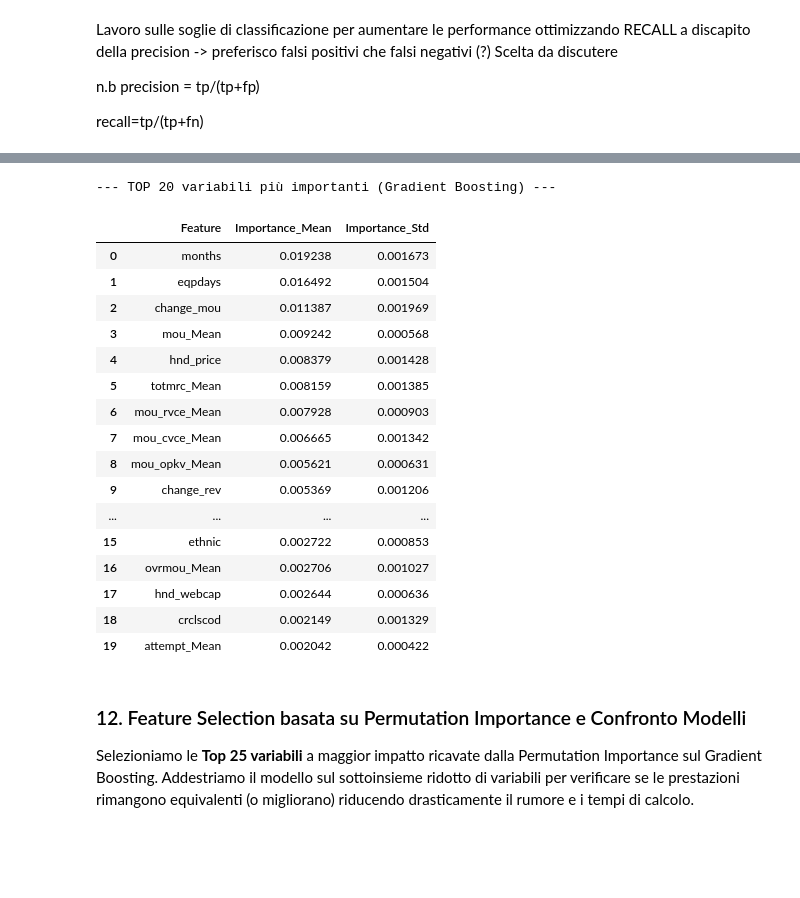
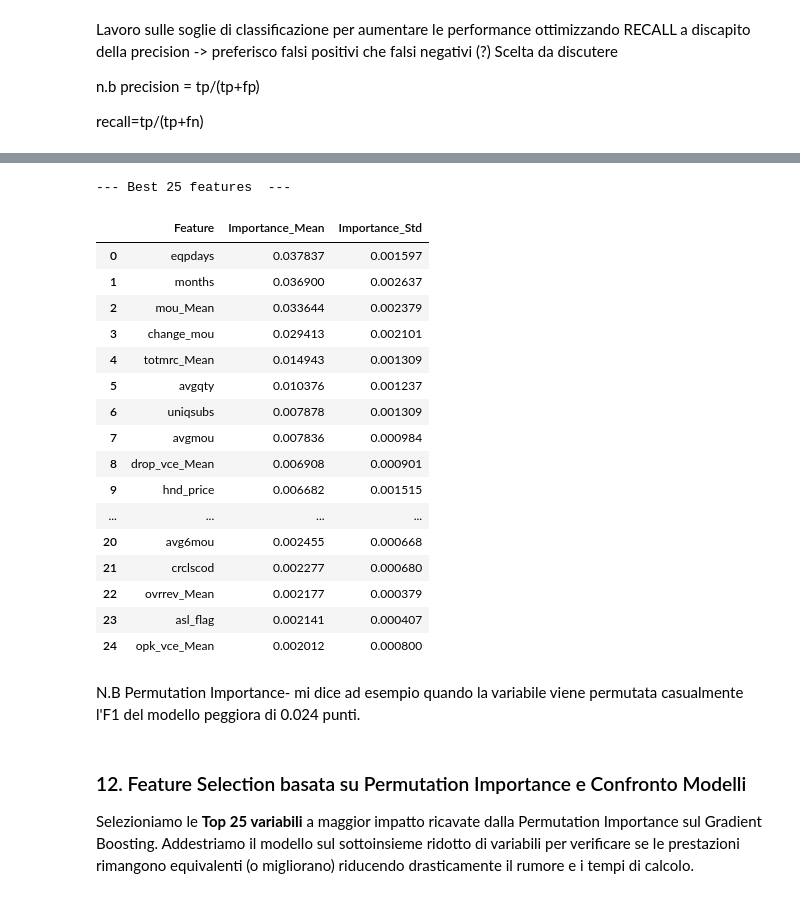
Before and after one commit to meddesara98-ctrl/SDG_Project, a Jupyter notebook: notebook.ipynb, the cells around one changed output, grey strips where cells are left out. Saved outputs shown, nothing was run; the diff lists cells and outputs as text; code cells hidden in the pictures; blank space fills up the shorter version.

```diff
--- a/notebook.ipynb
+++ b/notebook.ipynb
@@ -509,6 +335,8 @@ weighted avg       0.64      0.61      0.60     30000
 # %%
 ### 8. Confronto con Gradient Boosting Classifier
 from sklearn.ensemble import GradientBoostingClassifier
+from sklearn.model_selection import StratifiedKFold, GridSearchCV
+
 
 gb_pipeline = Pipeline([
     ('missing_handler', MissingValueHandler(threshold=30)),
@@ -516,7 +344,9 @@ gb_pipeline = Pipeline([
     ('gb', GradientBoostingClassifier(random_state=42))
 ])
 
-# Griglia ridotta per stare nei tempi (GBM è più lento del RF a parità di alberi)
+# # --- Stratified K-Fold (k=5) ---
+skf = StratifiedKFold(n_splits=5, shuffle=True, random_state=42)
+
 gb_param_grid = {
     'gb__n_estimators': [100, 200],
     'gb__max_depth': [3, 5],
@@ -526,18 +356,18 @@ gb_param_grid = {
 gb_grid_search = GridSearchCV(
     gb_pipeline,
     param_grid=gb_param_grid,
-    cv=skf,              # stesso StratifiedKFold di prima
-    scoring='f1',
+    cv=skf,              #  StratifiedKFold
+    scoring='roc_auc',
     n_jobs=-1,
     verbose=1,
     return_train_score=True
 )
 
-gb_grid_search.fit(X_train, y_train)  # X_train grezzo, stesso principio di prima
+gb_grid_search.fit(X_train_model, y_train_model)
 
 print("Migliori iperparametri GBM:")
 print(gb_grid_search.best_params_)
-print(f"Miglior F1-score medio in CV: {gb_grid_search.best_score_:.4f}")
+print(f"Miglior roc_auc medio in CV: {gb_grid_search.best_score_:.4f}")
 # %% [output]
 Fitting 5 folds for each of 8 candidates, totalling 40 fits
 Migliori iperparametri GBM:
@@ -644,49 +475,55 @@ plt.show()
 # %%
-### 11. Permutation Importance sul Gradient Boosting (modello finale)
+### 11. Permutation Importance sul Gradient Boosting
+
 from sklearn.inspection import permutation_importance
 import pandas as pd
 import numpy as np
 
 perm_result_gb = permutation_importance(
     gb_best_model,
-    X_test,
-    y_test,
+    X_val,
+    y_val,
     n_repeats=10,
     random_state=42,
     n_jobs=-1,
-    scoring='f1'
+    scoring='roc_auc'
 )
 
-# CORREZIONE: usa i nomi delle colonne originali di X_test, non quelli del preprocessor
-feature_names_gb = X_test.columns
+# Nomi delle feature originali
+feature_names_gb = X_val.columns
 
 importance_df_gb = pd.DataFrame({
     'Feature': feature_names_gb,
     'Importance_Mean': perm_result_gb.importances_mean,
     'Importance_Std': perm_result_gb.importances_std
-}).sort_values(by='Importance_Mean', ascending=False).reset_index(drop=True)
+}).sort_values(
+    by='Importance_Mean',
+    ascending=False
+).reset_index(drop=True)
 
-print("--- TOP 20 variabili più importanti (Gradient Boosting) ---")
-display(importance_df_gb.head(20))
+print("--- Best 25 features  ---")
+display(importance_df_gb.head(25))
 # %% [output]
---- TOP 20 variabili più importanti (Gradient Boosting) ---
+--- Best 25 features  ---
 |  | Feature | Importance_Mean | Importance_Std |
-| 0 | months | 0.019238 | 0.001673 |
-| 1 | eqpdays | 0.016492 | 0.001504 |
-| 2 | change_mou | 0.011387 | 0.001969 |
-| 3 | mou_Mean | 0.009242 | 0.000568 |
-| 4 | hnd_price | 0.008379 | 0.001428 |
-| 5 | totmrc_Mean | 0.008159 | 0.001385 |
-| 6 | mou_rvce_Mean | 0.007928 | 0.000903 |
-| 7 | mou_cvce_Mean | 0.006665 | 0.001342 |
-| 8 | mou_opkv_Mean | 0.005621 | 0.000631 |
-| 9 | change_rev | 0.005369 | 0.001206 |
+| 0 | eqpdays | 0.037837 | 0.001597 |
+| 1 | months | 0.036900 | 0.002637 |
+| 2 | mou_Mean | 0.033644 | 0.002379 |
+| 3 | change_mou | 0.029413 | 0.002101 |
+| 4 | totmrc_Mean | 0.014943 | 0.001309 |
+| 5 | avgqty | 0.010376 | 0.001237 |
+| 6 | uniqsubs | 0.007878 | 0.001309 |
+| 7 | avgmou | 0.007836 | 0.000984 |
+| 8 | drop_vce_Mean | 0.006908 | 0.000901 |
+| 9 | hnd_price | 0.006682 | 0.001515 |
 | ... | ... | ... | ... |
-| 15 | ethnic | 0.002722 | 0.000853 |
-| 16 | ovrmou_Mean | 0.002706 | 0.001027 |
-| 17 | hnd_webcap | 0.002644 | 0.000636 |
-| 18 | crclscod | 0.002149 | 0.001329 |
-| 19 | attempt_Mean | 0.002042 | 0.000422 |
+| 20 | avg6mou | 0.002455 | 0.000668 |
+| 21 | crclscod | 0.002277 | 0.000680 |
+| 22 | ovrrev_Mean | 0.002177 | 0.000379 |
+| 23 | asl_flag | 0.002141 | 0.000407 |
+| 24 | opk_vce_Mean | 0.002012 | 0.000800 |
+# %% [markdown]
+N.B Permutation Importance- mi dice ad esempio quando la variabile viene permutata casualmente l'F1 del modello peggiora di 0.024 punti.
 # %% [markdown]
 ### 12. Feature Selection basata su Permutation Importance e Confronto Modelli
 Selezioniamo le **Top 25 variabili** a maggior impatto ricavate dalla Permutation Importance sul Gradient Boosting.
```
Also changed, not shown: parts of 37 cells of this notebook, 26 other files.
